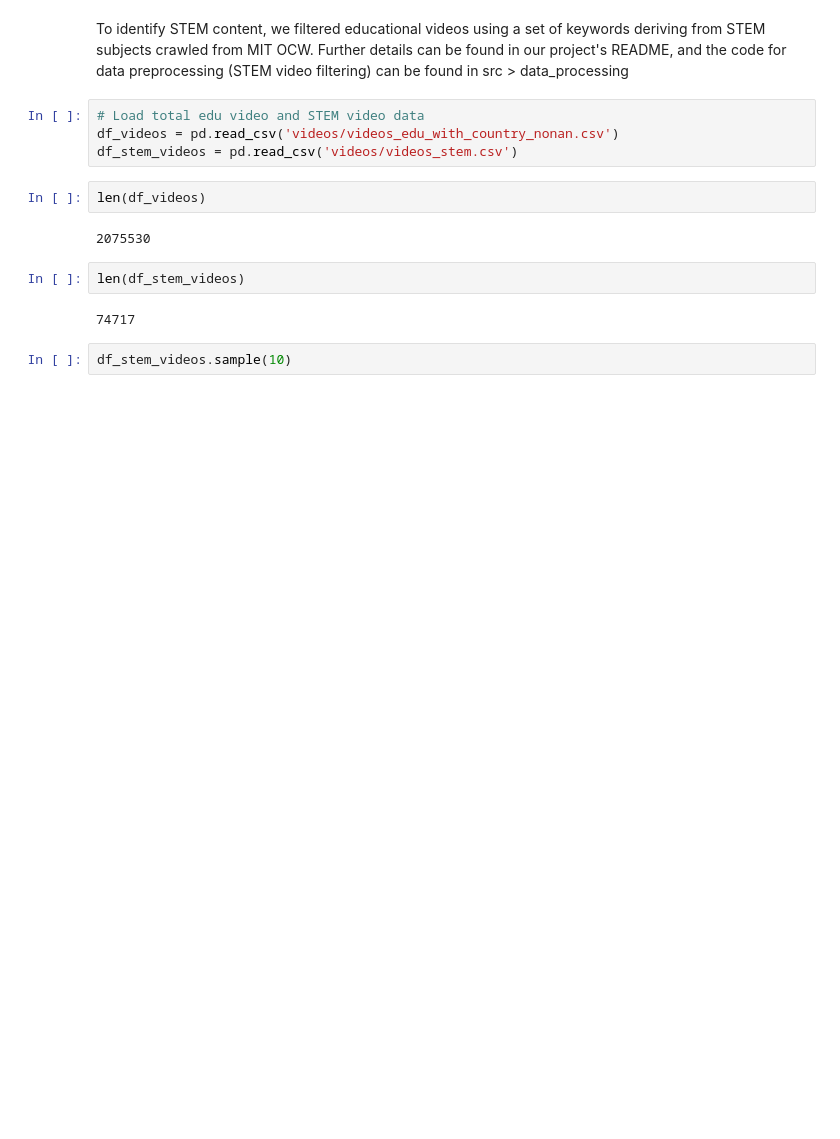
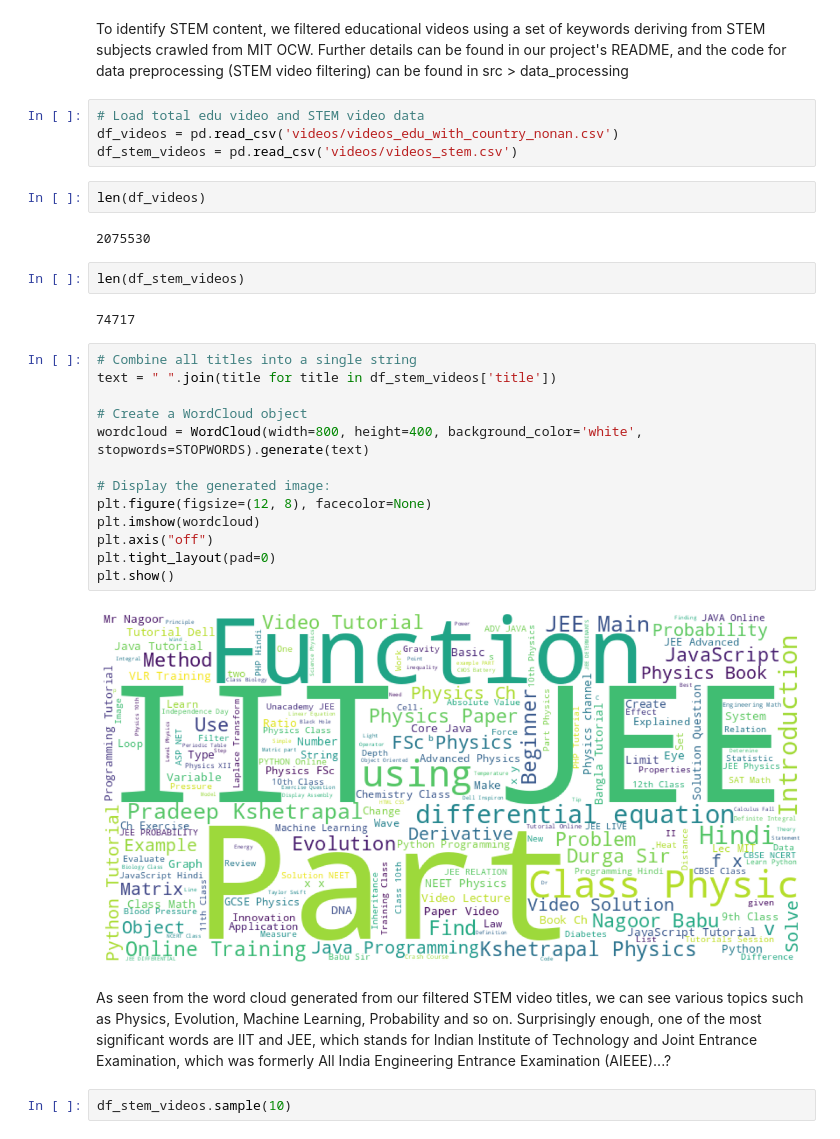
Before and after one commit to epfl-ada/ada-2024-project-adacadabra2048, a Jupyter notebook: result_tmp.ipynb, the cells around one changed output. Saved outputs shown, nothing was run; the diff lists cells and outputs as text; blank space fills up the shorter version.

```diff
--- a/result_tmp.ipynb
+++ b/result_tmp.ipynb
@@ -133,6 +135,23 @@ len(df_videos)
 len(df_stem_videos)
 # %% [output]
 74717
+# %%
+# Combine all titles into a single string
+text = " ".join(title for title in df_stem_videos['title'])
+
+# Create a WordCloud object
+wordcloud = WordCloud(width=800, height=400, background_color='white', stopwords=STOPWORDS).generate(text)
+
+# Display the generated image:
+plt.figure(figsize=(12, 8), facecolor=None)
+plt.imshow(wordcloud)
+plt.axis("off")
+plt.tight_layout(pad=0)
+plt.show()
+# %% [output]
+[figure, added]
+# %% [markdown]
+As seen from the word cloud generated from our filtered STEM video titles, we can see various topics such as Physics, Evolution, Machine Learning, Probability and so on. Surprisingly enough, one of the most significant words are IIT and JEE, which stands for Indian Institute of Technology and Joint Entrance Examination, which was formerly All India Engineering Entrance Examination (AIEEE)...?
 # %%
 df_stem_videos.sample(10)
 # %% [output]
```
Also changed, not shown: parts of 16 cells of this notebook.
